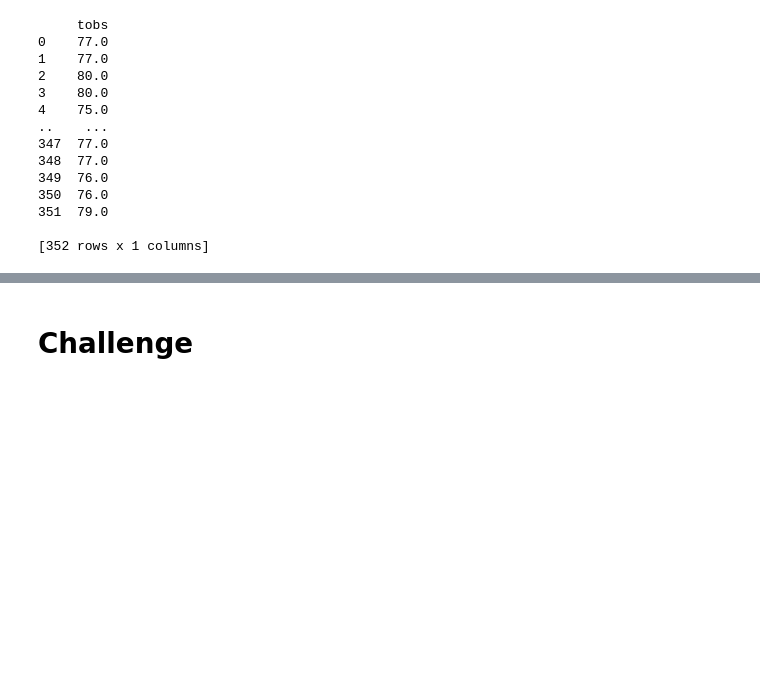
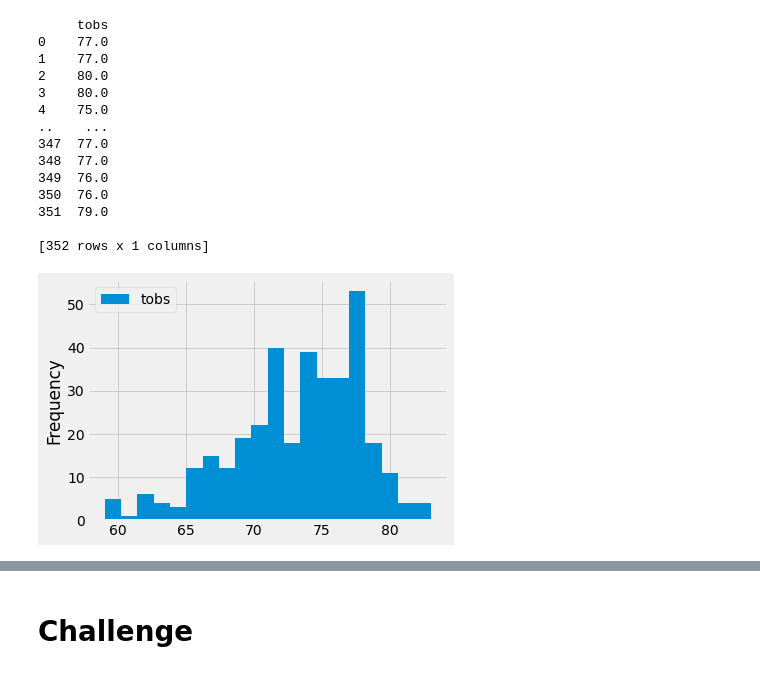
Before and after one commit to dfwdamon/surfs_up, a Jupyter notebook: climate_analysis.ipynb, the cells around one changed output, grey strips where cells are left out. Saved outputs shown, nothing was run; the diff lists cells and outputs as text; code cells hidden in the pictures; blank space fills up the shorter version.

```diff
--- a/climate_analysis.ipynb
+++ b/climate_analysis.ipynb
@@ -171,8 +171,10 @@ print(df)
 
 [352 rows x 1 columns]
 # %%
-df.plot.hist(bins=12)
+df.plot.hist(bins=20)
 plt.tight_layout()
+# %% [output]
+[figure, added]
 # %%
 # Write a function called `calc_temps` that will accept start date and end date in the format '%Y-%m-%d'
 # and return the minimum, average, and maximum temperatures for that range of dates
```
Also changed, not shown: parts of 1 cell of this notebook, 1 other file.
